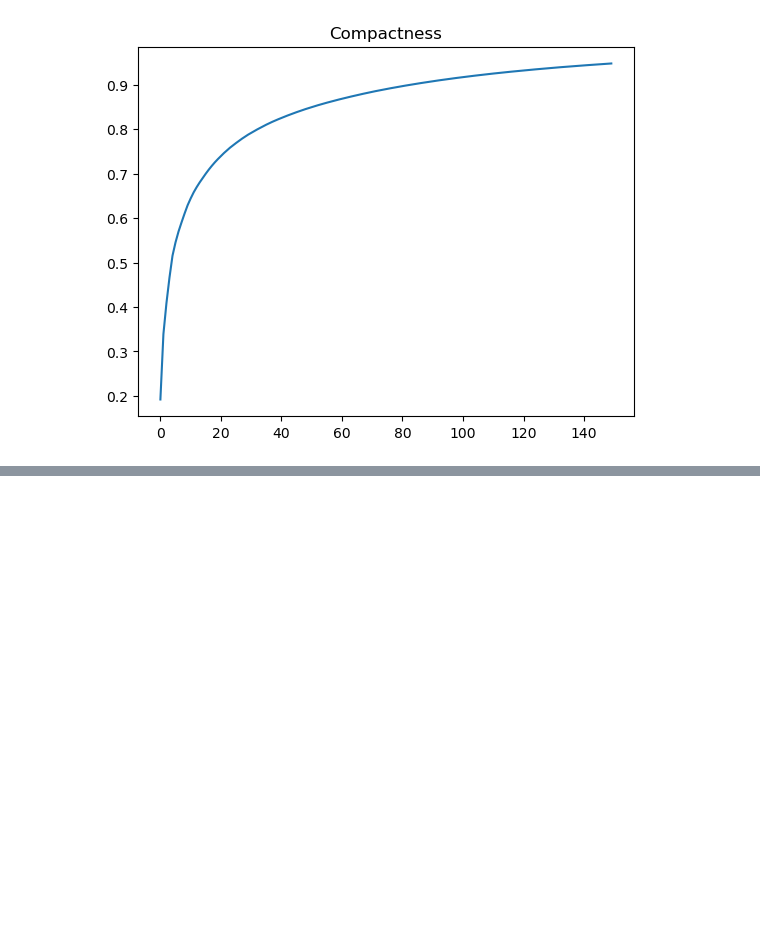
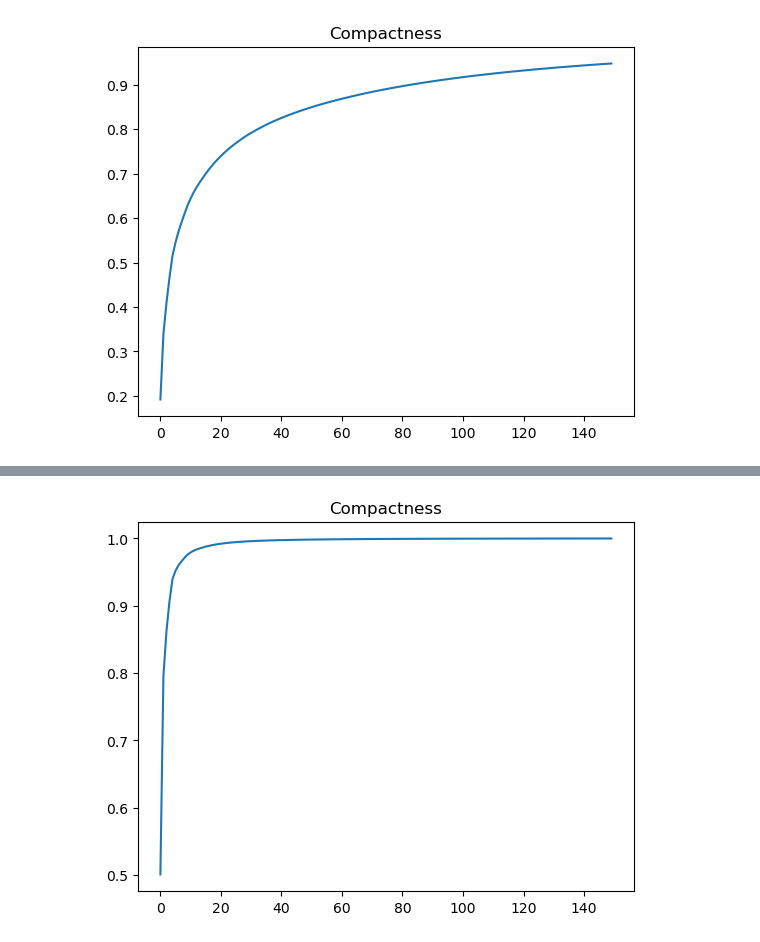
Before and after one commit to rachitchaurasia/pytorch-projects, a Jupyter notebook: Reduction & Classification/demo2.ipynb, the cells around one changed output, grey strips where cells are left out. Saved outputs shown, nothing was run; the diff lists cells and outputs as text; code cells hidden in the pictures; blank space fills up the shorter version.

```diff
--- a/Reduction & Classification/demo2.ipynb
+++ b/Reduction & Classification/demo2.ipynb
@@ -200,0 +115,94 @@ RuntimeError: shape '[150, 1217, -1]' is invalid for input of size 831744
+# %%
+import numpy as np
+import matplotlib.pyplot as plt
+import torch
+from sklearn.datasets import fetch_lfw_people
+from sklearn.model_selection import train_test_split
+from sklearn.metrics import classification_report
+from sklearn.ensemble import RandomForestClassifier
+
+# Load the LFW dataset
+lfw_people = fetch_lfw_people(min_faces_per_person=70, resize=0.4)
+n_samples, h, w = lfw_people.images.shape
+X = lfw_people.data
+n_features = X.shape[1]
+y = lfw_people.target
+target_names = lfw_people.target_names
+n_classes = target_names.shape[0]
+print("Total dataset size:")
+print("n_samples: %d" % n_samples)
+print("n_features: %d" % n_features)
+print("n_classes: %d" % n_classes)
+
+# Split the dataset into training and testing sets
+X_train, X_test, y_train, y_test = train_test_split(X, y, test_size=0.25, random_state=42)
+
+n_components = 150
+
+mean = np.mean(X_train, axis=0)
+X_train -= mean
+X_test -= mean
+
+X_train = torch.tensor(X_train, dtype=torch.float32)
+X_test = torch.tensor(X_test, dtype=torch.float32)
+
+U, S, V = np.linalg.svd(X_train, full_matrices=False)
+components = V[:n_components]
+eigenfaces = components.reshape((n_components, h, w))
+
+cov_matrix = torch.matmul(X_train.T, X_train) / X_train.shape[0]
+
+_, S, V = torch.svd(cov_matrix)
+
+top_eigenvectors = V[:, :n_components]
+
+X_train_pca = torch.matmul(X_train, top_eigenvectors)
+
+def plot_gallery(images, titles, n_row=3, n_col=4):
+    plt.figure(figsize=(1.8 * n_col, 2.4 * n_row))
+    plt.subplots_adjust(bottom=0, left=.01, right=.99, top=.90, hspace=.35)
+    for i in range(n_row * n_col):
+        plt.subplot(n_row, n_col, i + 1)
+        plt.imshow(images[i], cmap=plt.cm.gray)
+        plt.title(titles[i], size=12)
+        plt.xticks(())
+        plt.yticks(())
+
+eigenface_titles = ["eigenface %d" % i for i in range(eigenfaces.shape[0])]
+
+plot_gallery(eigenfaces, eigenface_titles)
+plt.show()
+
+# Calculate explained variance ratio
+explained_variance = (S ** 2) / (n_samples - 1)
+total_var = explained_variance.sum()
+explained_variance_ratio = explained_variance / total_var
+ratio_cumsum = np.cumsum(explained_variance_ratio)
+
+# Plot explained variance
+eigenvalueCount = np.arange(n_components)
+plt.plot(eigenvalueCount, ratio_cumsum[:n_components])
+plt.title('Compactness')
+plt.show()
+
+# Convert data back to NumPy arrays for RandomForestClassifier
+X_train_pca_np = X_train_pca.numpy()
+X_test_pca_np = torch.matmul(X_test, top_eigenvectors).numpy()
+
+# Train a RandomForestClassifier on the transformed data
+estimator = RandomForestClassifier(n_estimators=150, max_depth=15, max_features=150, random_state=42)
+estimator.fit(X_train_pca_np, y_train)
+
+# Predict on the test set
+predictions = estimator.predict(X_test_pca_np)
+
+# Evaluate and print results
+correct = predictions == y_test
+total_test = len(X_test_pca_np)
+print("Total Testing", total_test)
+print("Predictions", predictions)
+print("Which Correct:", correct)
+print("Total Correct:", np.sum(correct))
+print("Accuracy:", np.sum(correct) / total_test)
+print(classification_report(y_test, predictions, target_names=target_names))
+# %% [output]
@@ -200,0 +214 @@ RuntimeError: shape '[150, 1217, -1]' is invalid for input of size 831744
+[figure, added]
```
Also changed, not shown: parts of 5 cells of this notebook, 1 other file.
